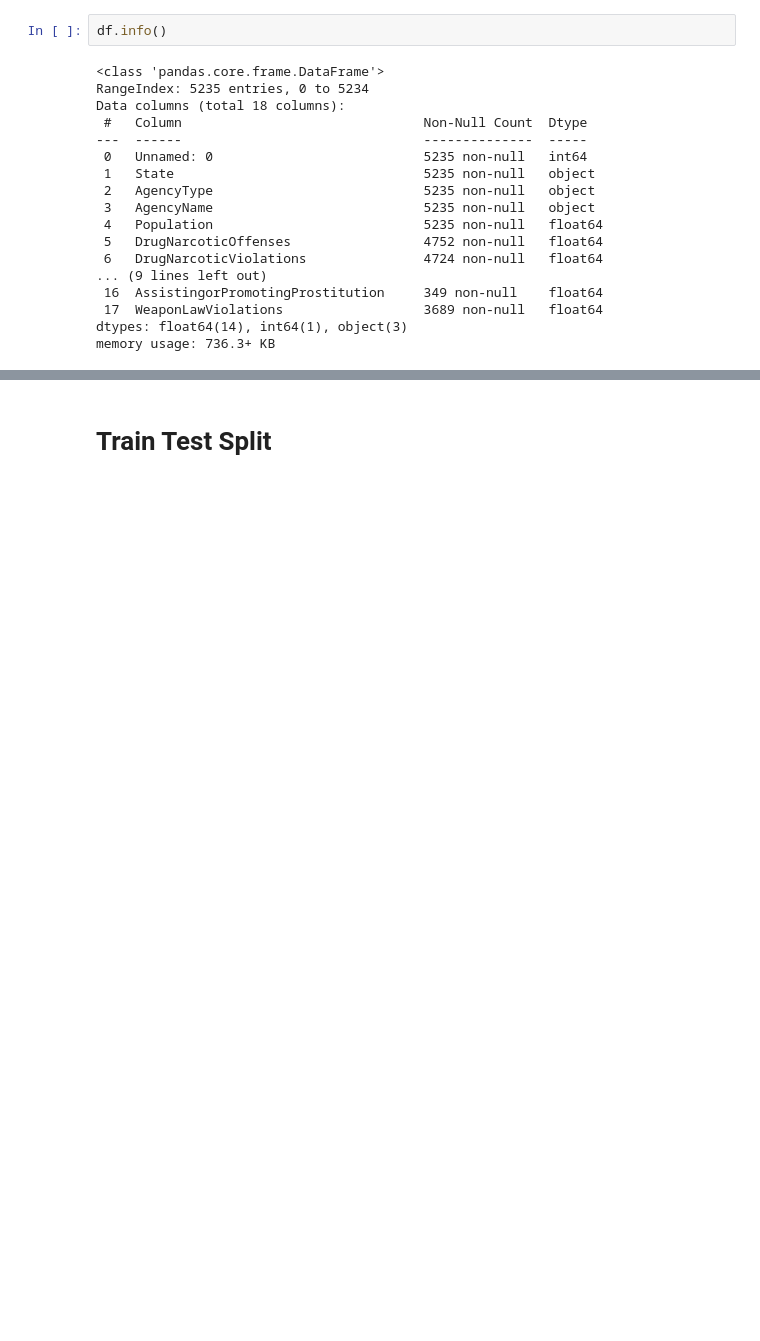
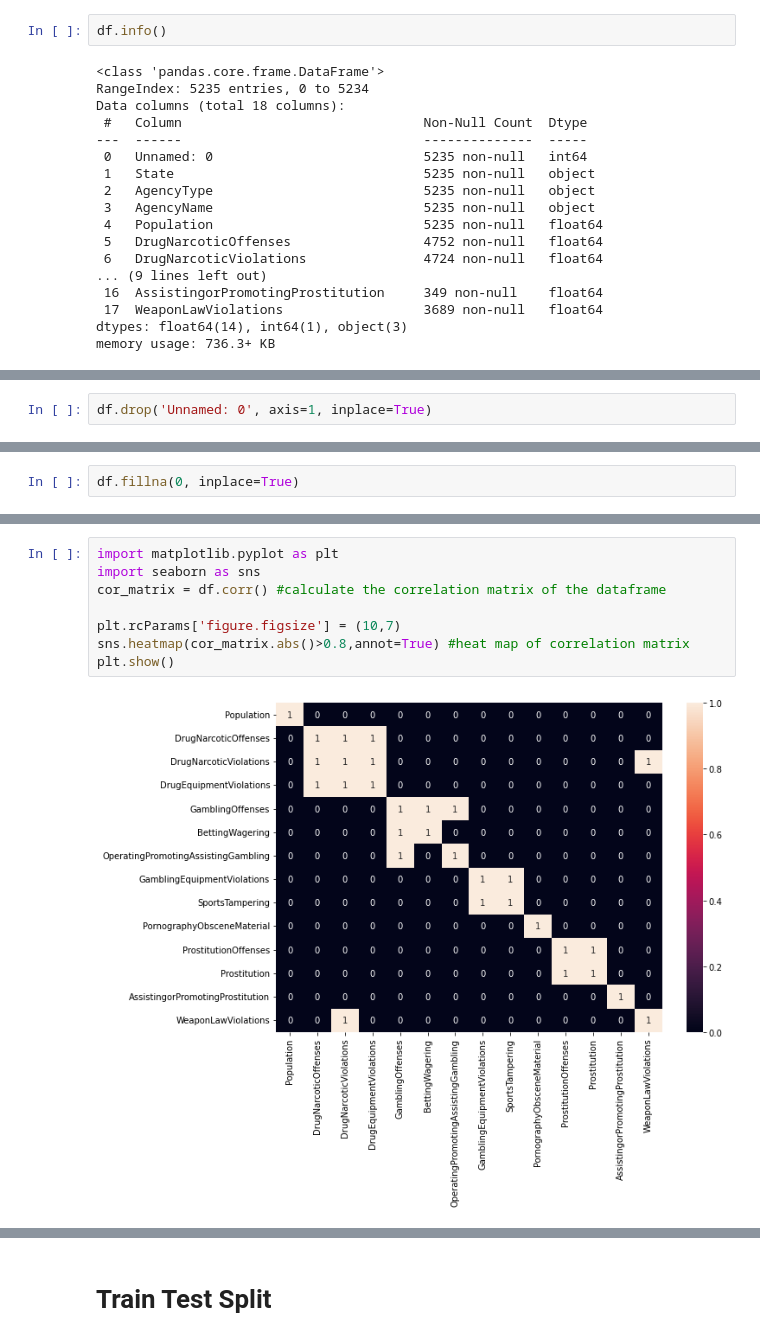
Before and after one commit to Mohitchvk/Data-Crunchers-Hackathon, a Jupyter notebook: Modelling.ipynb, the cells around one changed output, grey strips where cells are left out. Cells and saved outputs as stored; diff of their text form; blank space fills up the shorter version.

```diff
--- a/Modelling.ipynb
+++ b/Modelling.ipynb
@@ -26,3 +66,5 @@ memory usage: 736.3+ KB
+# %%
+df.drop('Unnamed: 0', axis=1, inplace=True)
 # %%
 null_percentages = df.isnull().sum() / len(df) * 100
 null_percentages
@@ -62,0 +116,2 @@ def
+# %%
+df.fillna(0, inplace=True)
@@ -62,0 +175,10 @@ def
+# %%
+import matplotlib.pyplot as plt
+import seaborn as sns
+cor_matrix = df.corr() #calculate the correlation matrix of the dataframe
+
+plt.rcParams['figure.figsize'] = (10,7)
+sns.heatmap(cor_matrix.abs()>0.8,annot=True) #heat map of correlation matrix
+plt.show()
+# %% [output]
+[figure, added]
```
Also changed, not shown: parts of 43 cells of this notebook, 2 other files.
